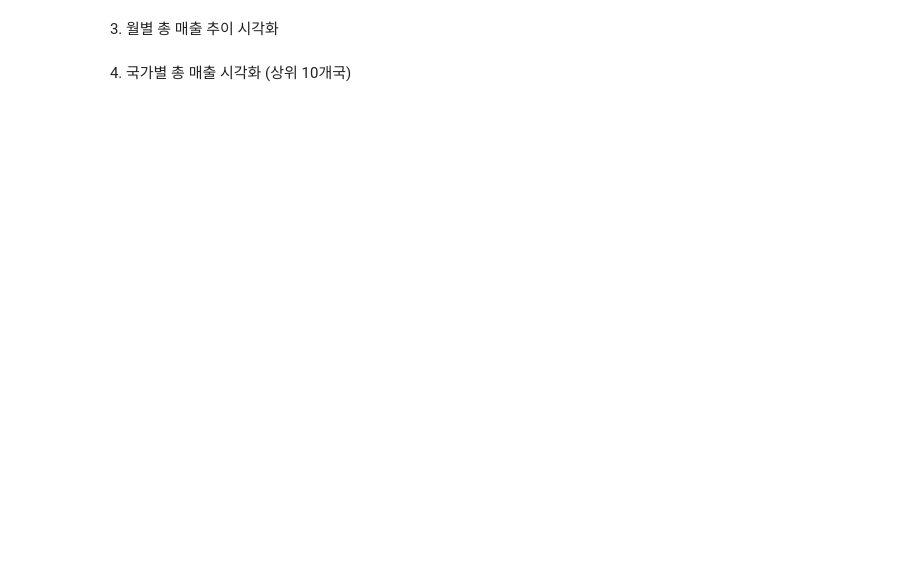
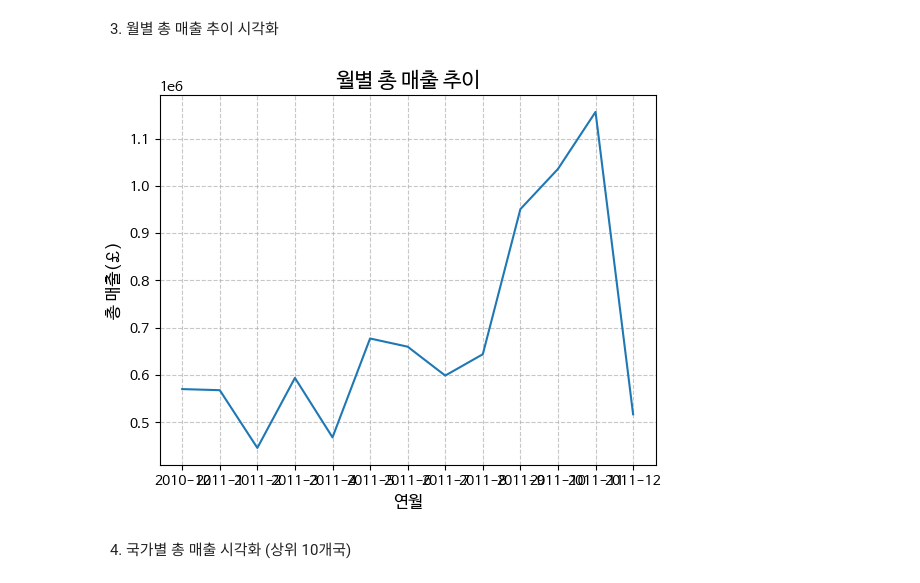
Before and after one commit to Isekai6280/Data-Analysis-with-Open-Source, a Jupyter notebook: 10강 연습.ipynb, the cells around one changed output. Saved outputs shown, nothing was run; the diff lists cells and outputs as text; code cells hidden in the pictures; blank space fills up the shorter version.

```diff
--- a/10강 연습.ipynb
+++ b/10강 연습.ipynb
@@ -468,21 +506,24 @@ print(retail_data_clean.head())
 # %%
 import matplotlib.pyplot as plt
 
 ## 월별 총 매출 계산
 # retail_data_clean을 Year와 Month 단위로 그룹화 한 후 TotalPrice의 합을 구함
+monthly_sales = retail_data_clean.groupby(['Year', 'Month'])['TotalPrice'].sum().reset_index()
 
 # YearMonth 칼럼에 label을 설정
 monthly_sales['YearMonth'] = monthly_sales['Year'].astype(str) + '-' + monthly_sales['Month'].astype(str)
 
 ## 월별 총 매출 추이 시각화
-
+plt.plot(monthly_sales['YearMonth'], monthly_sales['TotalPrice'])
 
 ## 그래프 제목 및 축 레이블 설정
 plt.title('월별 총 매출 추이', fontsize=15)
 plt.xlabel('연월', fontsize=12)
 plt.ylabel('총 매출(£)', fontsize=12)
 plt.grid(True, linestyle='--', alpha=0.7)
 plt.show()
+# %% [output]
+[figure, added]
 # %% [markdown]
 4. 국가별 총 매출 시각화 (상위 10개국)
 # %%
```
Also changed, not shown: parts of 5 cells of this notebook.
